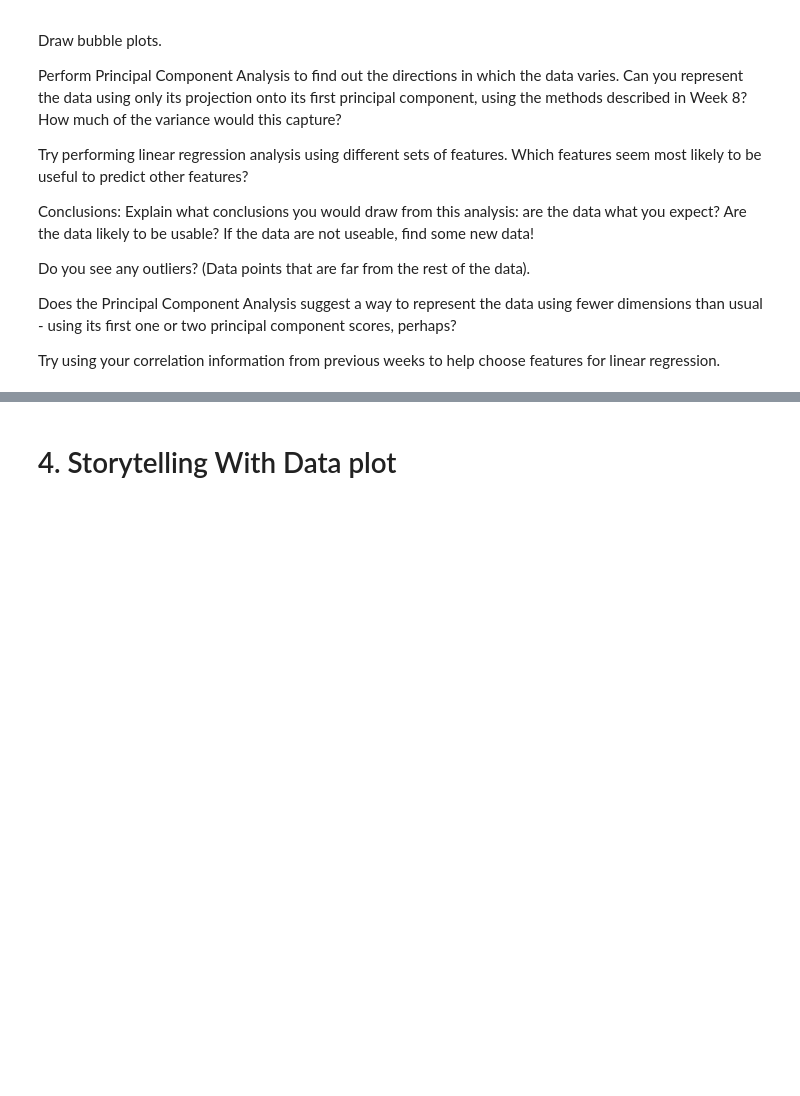
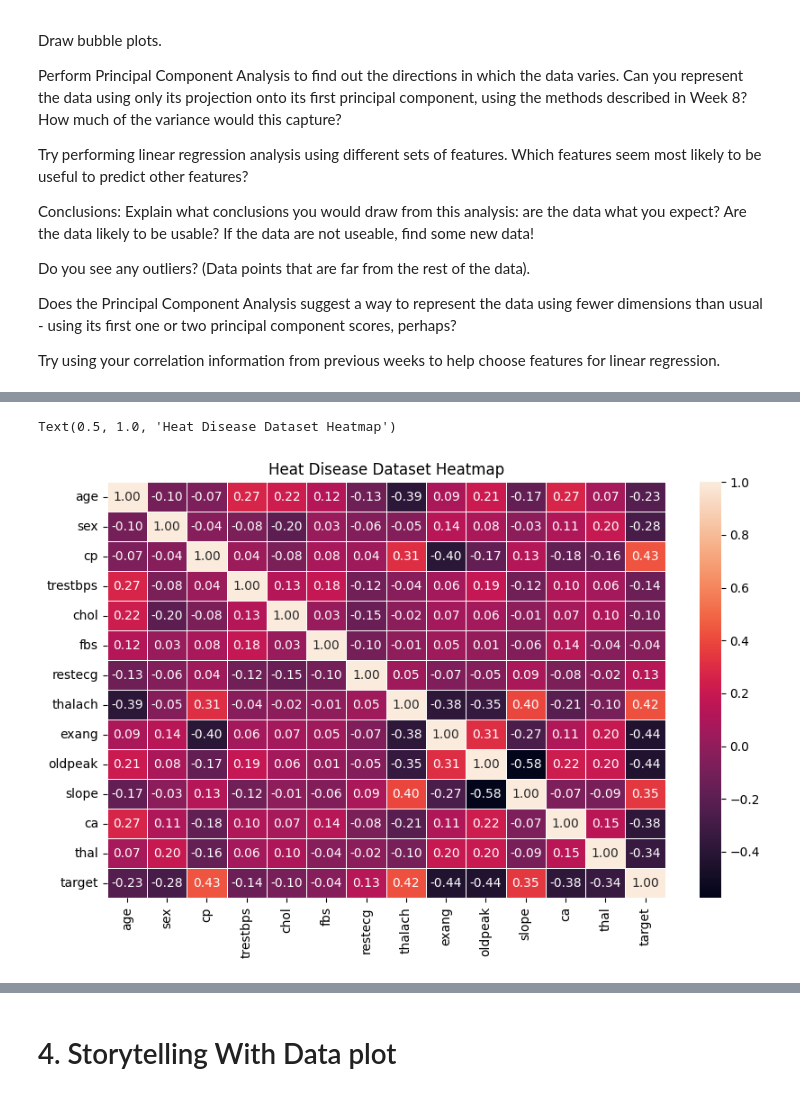
Before and after one commit to els246/2025-spring-B2, a Jupyter notebook: OMDS-ModB2-Week9-Stiller-Emma.ipynb, the cells around one changed output, grey strips where cells are left out. Saved outputs shown, nothing was run; the diff lists cells and outputs as text; code cells hidden in the pictures; blank space fills up the shorter version.

```diff
--- a/OMDS-ModB2-Week9-Stiller-Emma.ipynb
+++ b/OMDS-ModB2-Week9-Stiller-Emma.ipynb
@@ -68,0 +82,4 @@ FileNotFoundError: [Errno 2] No such file or directory: 'heart_dataset.zip'
+# %%
+# correlation matrix
+corr_matrix = df.corr()
+print(corr_matrix)
@@ -68,0 +104,9 @@ FileNotFoundError: [Errno 2] No such file or directory: 'heart_dataset.zip'
+# %%
+# heatmap of features
+import seaborn as sns
+plt.figure(figsize=(10,6))
+sns.heatmap(corr_matrix, annot=True, fmt='.2f', linewidth = 0.5)
+plt.title('Heat Disease Dataset Heatmap')
+# %% [output]
+Text(0.5, 1.0, 'Heat Disease Dataset Heatmap')
+[figure, added]
```
Also changed, not shown: parts of 3 cells of this notebook.
